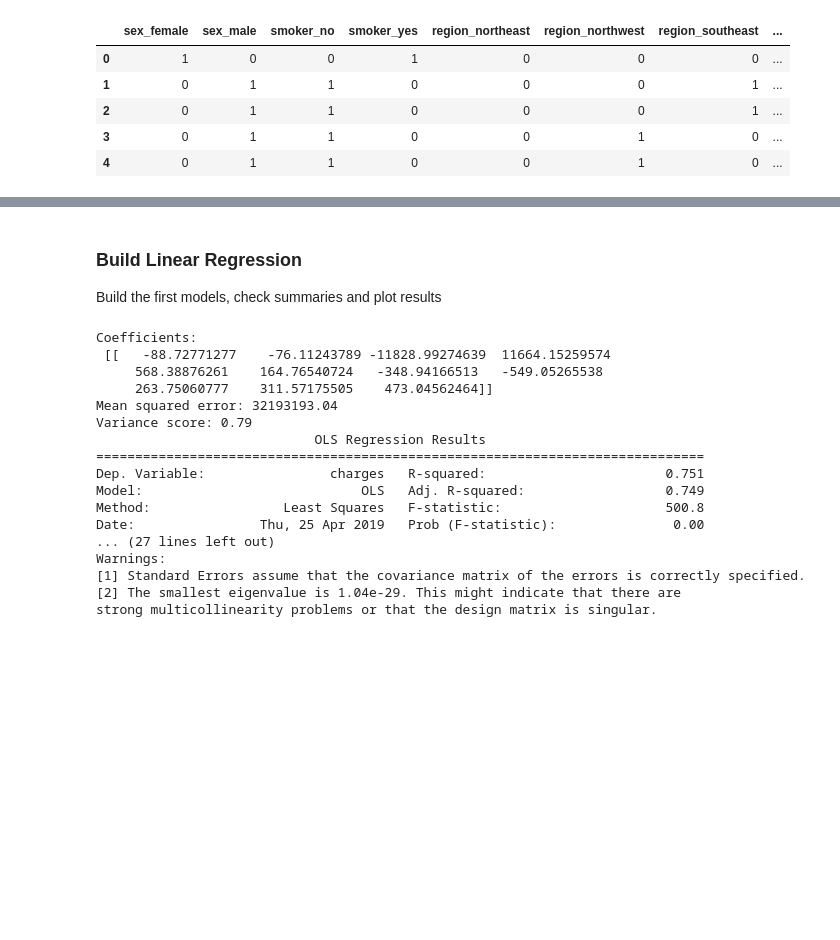
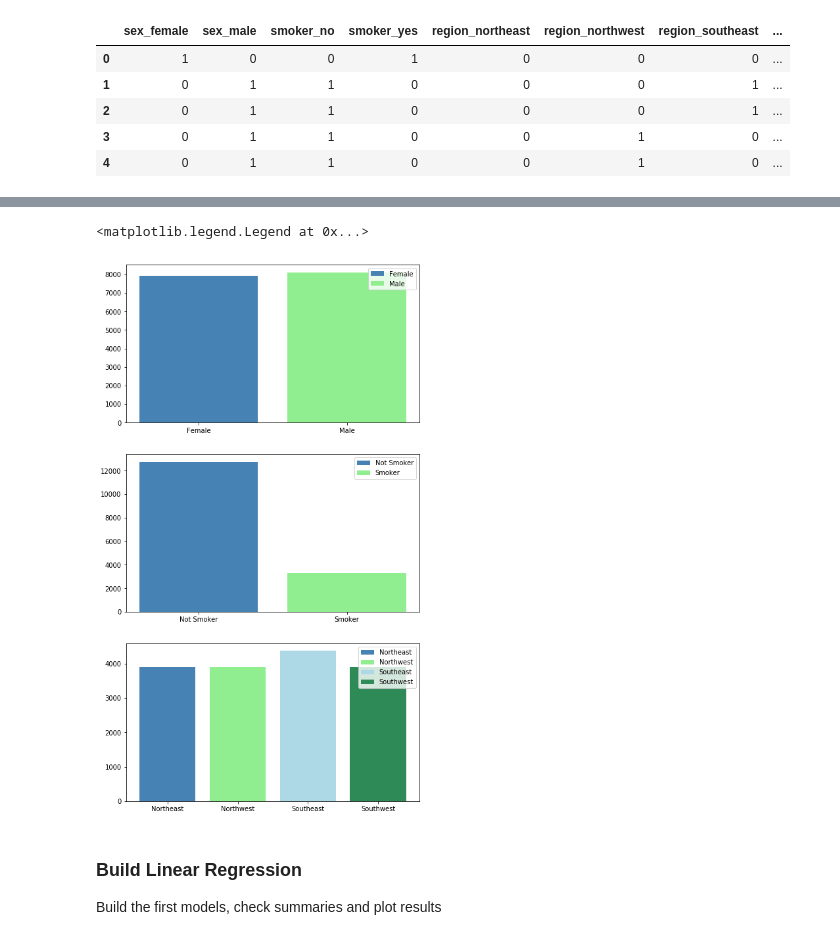
Before and after one commit to Thiagobc23/Practice, a Jupyter notebook: Python/05_correlation_lin_regression/02_regression_models.ipynb, the cells around one changed output, grey strips where cells are left out. Cells and saved outputs as stored; diff of their text form; code cells hidden in the pictures; blank space fills up the shorter version.

```diff
--- a/Python/05_correlation_lin_regression/02_regression_models.ipynb
+++ b/Python/05_correlation_lin_regression/02_regression_models.ipynb
@@ -44,3 +68,27 @@ plt.show()
+# %%
+fig = plt.figure(figsize=(8, 15))
+
+ax1 = fig.add_subplot(311)
+ax1.bar(['Female'], insurance.loc[insurance['sex_female'] == 1].size, label= 'Female', color='#4682B4')
+ax1.bar(['Male'], insurance.loc[insurance['sex_male'] == 1].size, label= 'Male', color='#90EE90')
+ax1.legend()
+
+
+ax1 = fig.add_subplot(312)
+ax1.bar(['Not Smoker'], insurance.loc[insurance['smoker_no'] == 1].size, label= 'Not Smoker', color='#4682B4')
+ax1.bar(['Smoker'], insurance.loc[insurance['smoker_yes'] == 1].size, label= 'Smoker', color='#90EE90')
+ax1.legend()
+
+
+ax1 = fig.add_subplot(313)
+ax1.bar(['Northeast'], insurance.loc[insurance['region_northeast'] == 1].size, label= 'Northeast', color='#4682B4')
+ax1.bar(['Northwest'], insurance.loc[insurance['region_northwest'] == 1].size, label= 'Northwest', color='#90EE90')
+ax1.bar(['Southeast'], insurance.loc[insurance['region_southeast'] == 1].size, label= 'Southeast', color='#ADD8E6')
+ax1.bar(['Southwest'], insurance.loc[insurance['region_southwest'] == 1].size, label= 'Southwest', color='#2E8B57')
+ax1.legend()
+# %% [output]
+<matplotlib.legend.Legend at 0x...>
+[figure, added]
 # %% [markdown]
 ### Build Linear Regression
 Build the first models, check summaries and plot results
@@ -51,48 +99,3 @@ x = insurance.iloc[:,:11]
 y = insurance.iloc[:,11:]
 
 X_train, X_test, y_train, y_test = train_test_split(x, y, test_size = 0.2, random_state = 100)
-# %%
-from sklearn import datasets, linear_model
-from sklearn.metrics import mean_squared_error, r2_score
-import statsmodels.api as sm
-from scipy import stats
-
-# Create linear regression object
-regr = linear_model.LinearRegression(fit_intercept=False, normalize=True, copy_X=True)
-
-# Train the model using the training sets
-regr.fit(X_train, y_train)
-
-# Make predictions using the testing set
-y_pred = regr.predict(X_test)
-
-# The coefficients
-print('Coefficients: \n', regr.coef_)
-# The mean squared error
-print("Mean squared error: %.2f"
-% mean_squared_error(y_test, y_pred))
-# Explained variance score: 1 is perfect prediction
-print('Variance score: %.2f' % r2_score(y_test, y_pred))
-
-X2 = sm.add_constant(x)
-est = sm.OLS(y, X2)
-est2 = est.fit()
-print(est2.summary())
-# %% [output]
-Coefficients:
- [[   -88.72771277    -76.11243789 -11828.99274639  11664.15259574
-     568.38876261    164.76540724   -348.94166513   -549.05265538
-     263.75060777    311.57175505    473.04562464]]
-Mean squared error: 32193193.04
-Variance score: 0.79
-                            OLS Regression Results
-==============================================================================
-Dep. Variable:                charges   R-squared:                       0.751
-Model:                            OLS   Adj. R-squared:                  0.749
-Method:                 Least Squares   F-statistic:                     500.8
-Date:                Thu, 25 Apr 2019   Prob (F-statistic):               0.00
-... (27 lines left out)
-Warnings:
-[1] Standard Errors assume that the covariance matrix of the errors is correctly specified.
-[2] The smallest eigenvalue is 1.04e-29. This might indicate that there are
-strong multicollinearity problems or that the design matrix is singular.
```
Also changed, not shown: parts of 25 cells of this notebook.
